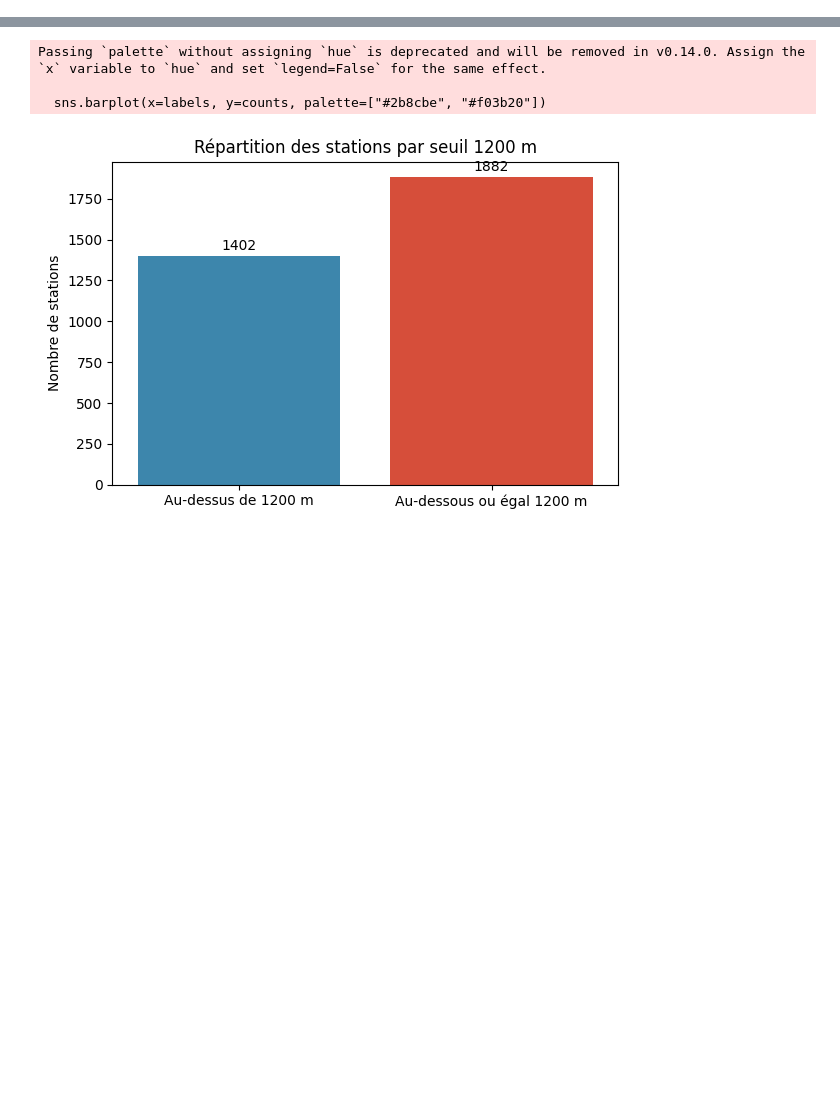
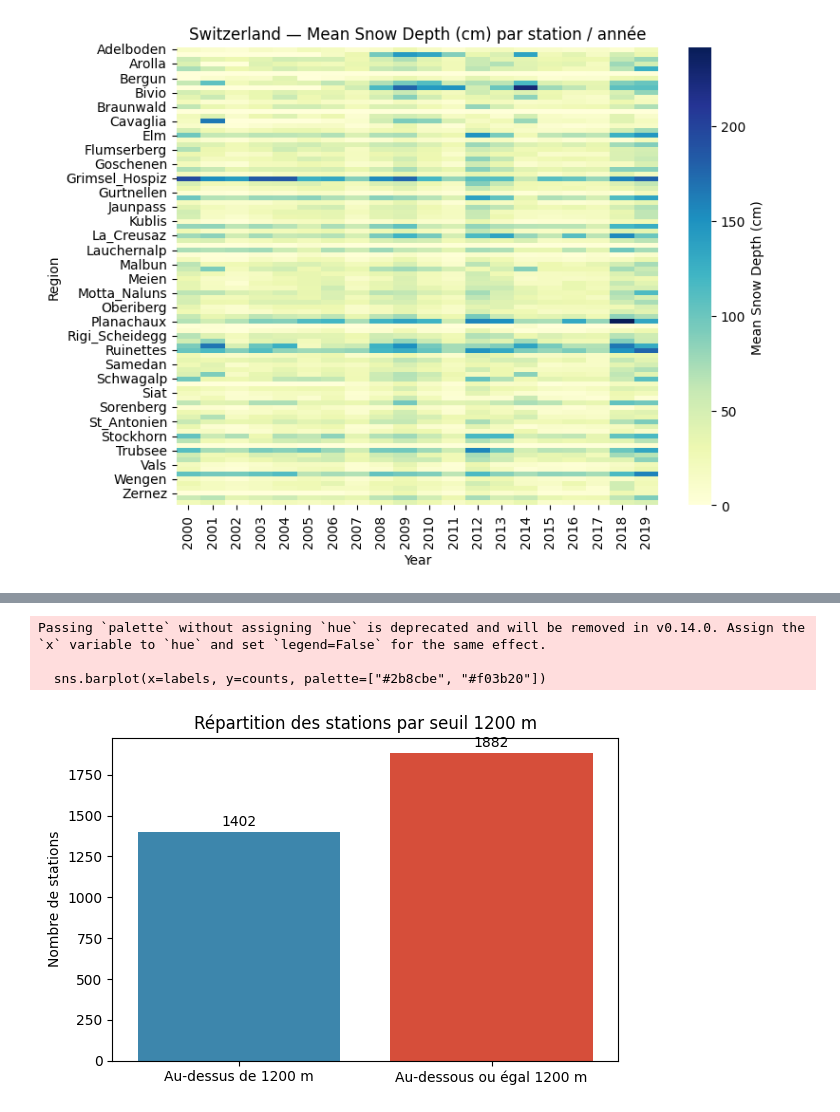
Before and after one commit to rsladky/DashBoard_DataScience, a Jupyter notebook: dashboard/notebooks/notebook.ipynb, the cells around one changed output, grey strips where cells are left out. Drawn from its saved outputs; the diff is of its cells as text; code cells hidden in the pictures; blank space fills up the shorter version.

```diff
--- a/dashboard/notebooks/notebook.ipynb
+++ b/dashboard/notebooks/notebook.ipynb
@@ -180,0 +183,4 @@ count_rows_where_column_less_than("ski-resorts.csv", "elevation_top_m", 1200, re
+# %%
+plot_country_heatmap("Switzerland")
+# %% [output]
+[figure, added]
```
Also changed, not shown: parts of 3 cells of this notebook, 5 other files.
